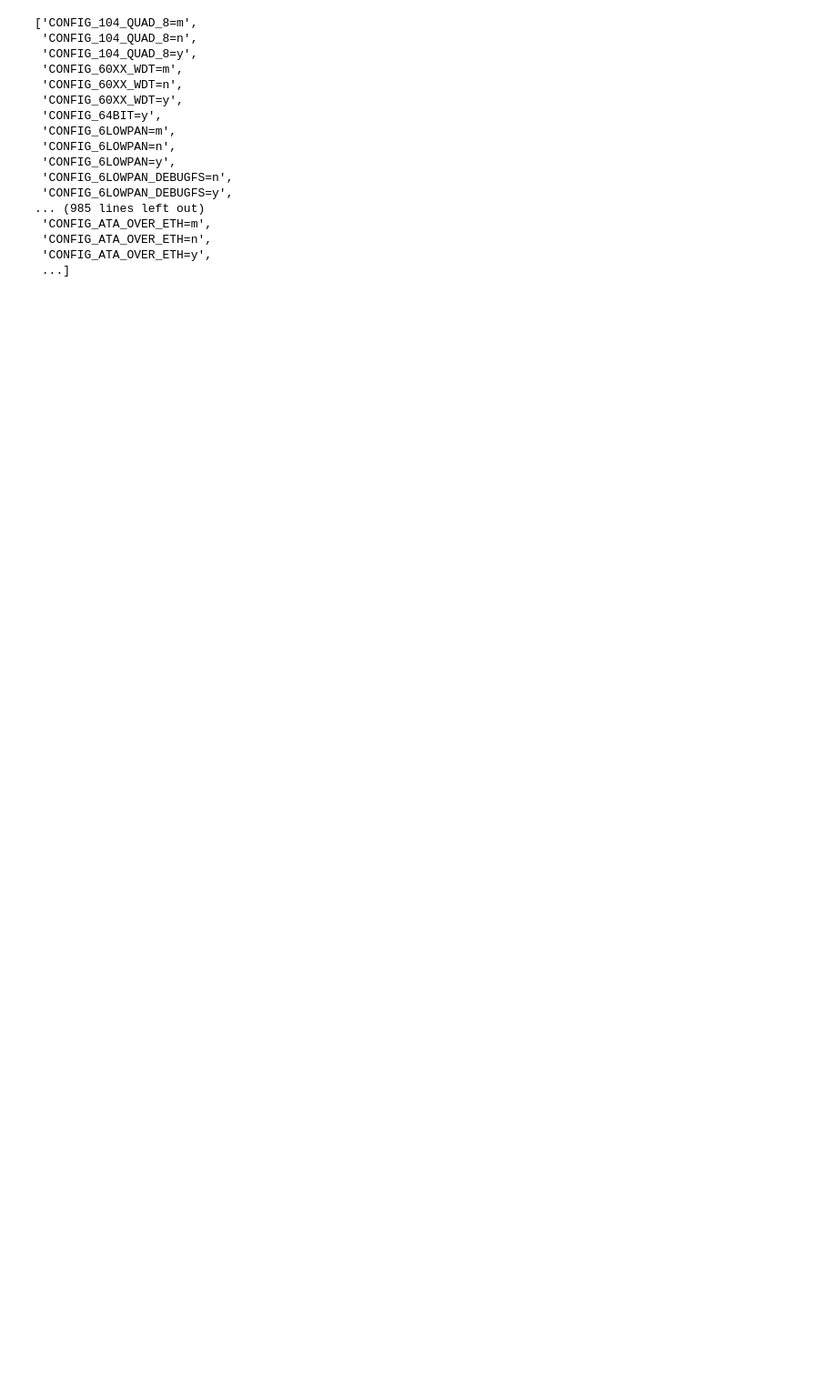
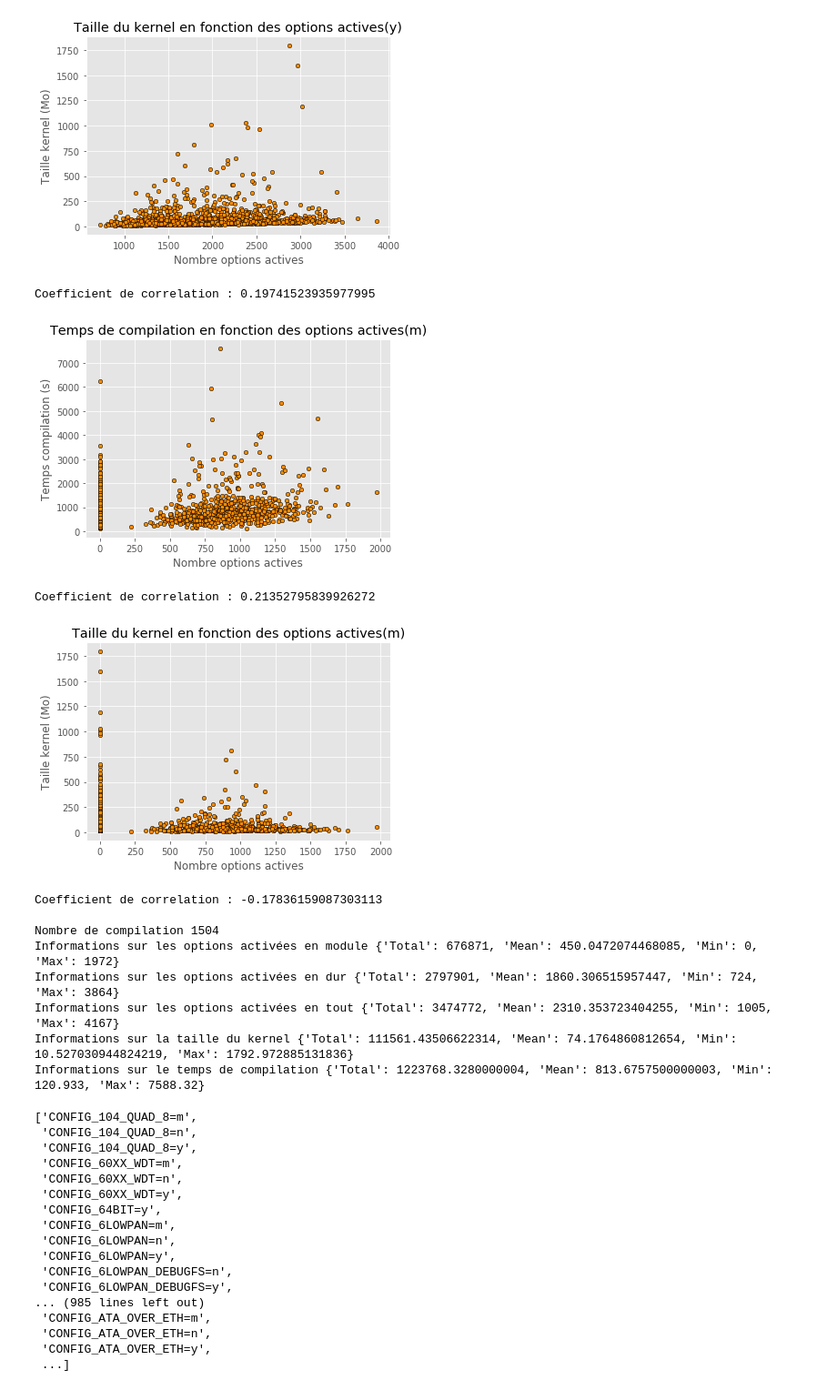
Before and after one commit to TuxML/ML, a Jupyter notebook: stats.ipynb, the cells around one changed output. Shown at 91% size. Saved outputs shown, nothing was run; the diff lists cells and outputs as text; code cells hidden in the pictures; blank space fills up the shorter version.

```diff
--- a/stats.ipynb
+++ b/stats.ipynb
@@ -28,0 +15,12 @@ Coefficient de correlation : 0.21352795839926272
+# %%
+statistiques = statsTuxML.stats("res.csv")
+nbComp, stats_module, stats_yes, stats_combine, stats_size, stats_time  = statistiques
+
+print("")
+print("Nombre de compilation", nbComp)
+print("Informations sur les options activées en module", stats_module)
+print("Informations sur les options activées en dur", stats_yes)
+print("Informations sur les options activées en tout", stats_combine)
+print("Informations sur la taille du kernel", stats_size)
+print("Informations sur le temps de compilation", stats_time)
+# %% [output]
@@ -29,3 +35,16 @@ Coefficient de correlation : 0.21352795839926272
+[figure, added]
+Coefficient de correlation : 0.19741523935977995
+[figure, added]
+Coefficient de correlation : 0.21352795839926272
+[figure, added]
+Coefficient de correlation : -0.17836159087303113
+
+Nombre de compilation 1504
+Informations sur les options activées en module {'Total': 676871, 'Mean': 450.0472074468085, 'Min': 0, 'Max': 1972}
+Informations sur les options activées en dur {'Total': 2797901, 'Mean': 1860.306515957447, 'Min': 724, 'Max': 3864}
+Informations sur les options activées en tout {'Total': 3474772, 'Mean': 2310.353723404255, 'Min': 1005, 'Max': 4167}
+Informations sur la taille du kernel {'Total': 111561.43506622314, 'Mean': 74.1764860812654, 'Min': 10.527030944824219, 'Max': 1792.972885131836}
+Informations sur le temps de compilation {'Total': 1223768.3280000004, 'Mean': 813.6757500000003, 'Min': 120.933, 'Max': 7588.32}
 # %%
 #statsTuxML.stats("set3.csv")
 # %%
```
Also changed, not shown: parts of 7 cells of this notebook.
